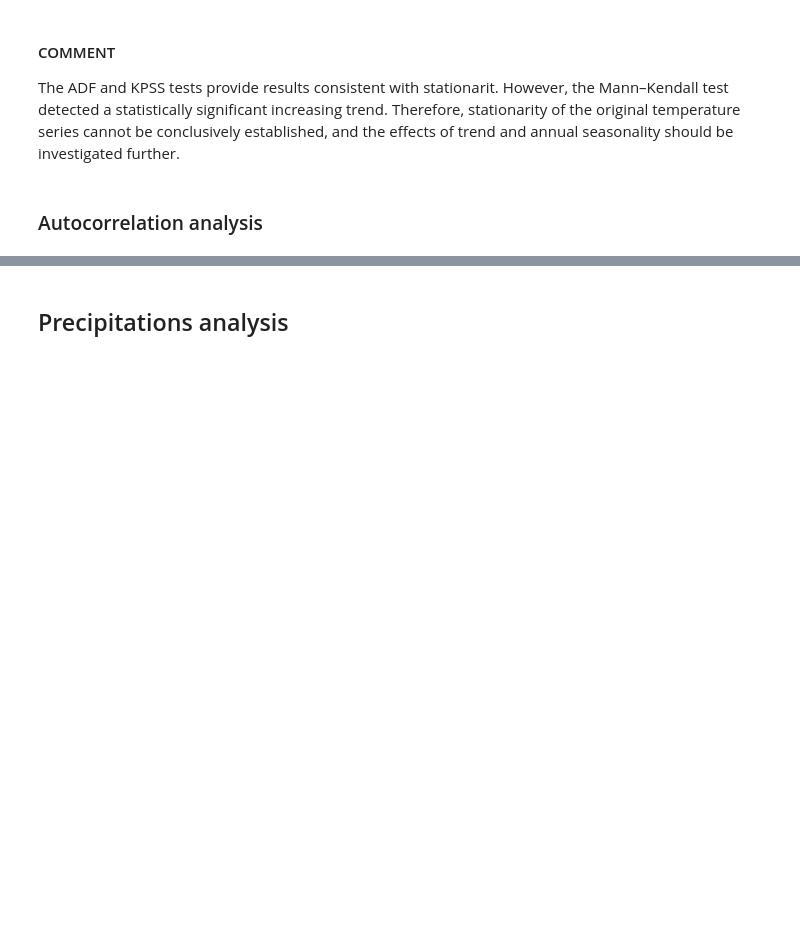
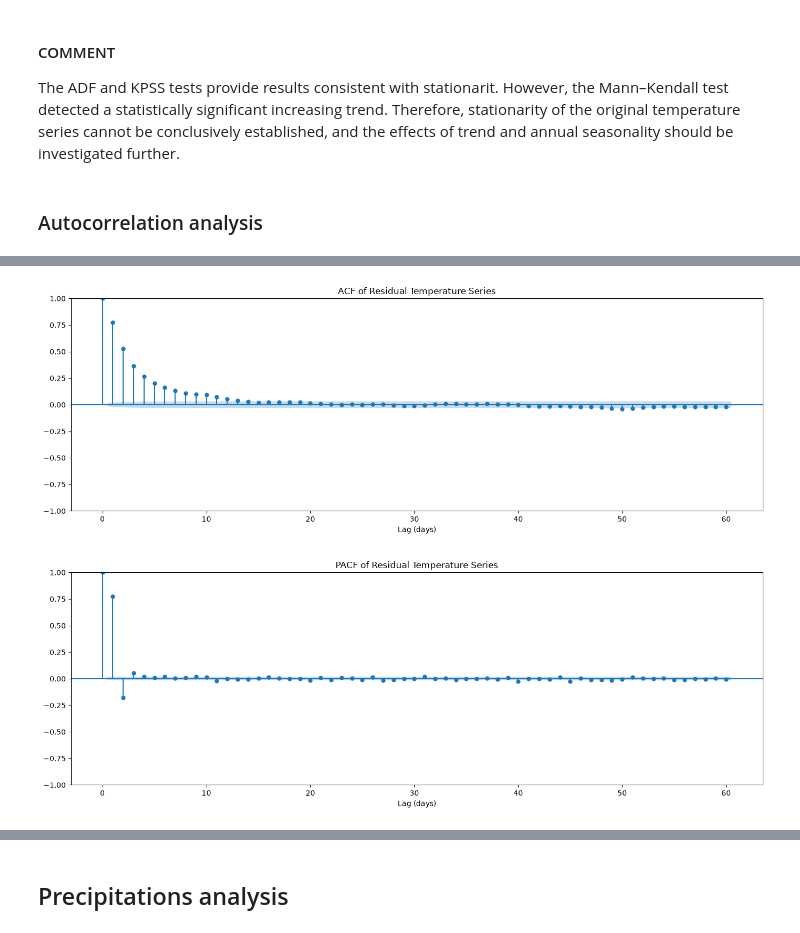
Before and after one commit to SinghSahiljit44/Weather_forecasting, a Jupyter notebook: notebooks/data_analysis.ipynb, the cells around one changed output, grey strips where cells are left out. Saved outputs shown, nothing was run; the diff lists cells and outputs as text; code cells hidden in the pictures; blank space fills up the shorter version.

```diff
--- a/notebooks/data_analysis.ipynb
+++ b/notebooks/data_analysis.ipynb
@@ -443,0 +521,21 @@ The ADF and KPSS tests provide results consistent with stationarit. However, the
+# %%
+from statsmodels.tsa.stattools import adfuller, kpss
+
+# Remove missing values, if any
+x = residual.dropna()
+
+# ADF test
+adf_result = adfuller(x, regression="c", autolag="AIC")
+
+# KPSS test
+kpss_result = kpss(x, regression="c", nlags="auto")
+
+print("ADF Test")
+print(f"Test statistic: {adf_result[0]:.4f}")
+print(f"p-value:        {adf_result[1]:.6f}")
+print(f"Lags used:      {adf_result[2]}")
+
+print("\nKPSS Test")
+print(f"Test statistic: {kpss_result[0]:.4f}")
+print(f"p-value:        {kpss_result[1]:.6f}")
+print(f"Lags used:      {kpss_result[2]}")
@@ -443,0 +552,21 @@ The ADF and KPSS tests provide results consistent with stationarit. However, the
+# %%
+from statsmodels.graphics.tsaplots import plot_acf, plot_pacf
+
+# ACF
+fig, ax = plt.subplots(figsize=(14, 5))
+plot_acf(x, lags=60, ax=ax)
+ax.set_title("ACF of Residual Temperature Series")
+ax.set_xlabel("Lag (days)")
+plt.tight_layout()
+plt.show()
+
+# PACF
+fig, ax = plt.subplots(figsize=(14, 5))
+plot_pacf(x, lags=60, method="ywm", ax=ax)
+ax.set_title("PACF of Residual Temperature Series")
+ax.set_xlabel("Lag (days)")
+plt.tight_layout()
+plt.show()
+# %% [output]
+[figure, added]
+[figure, added]
```
Also changed, not shown: parts of 27 cells of this notebook.
